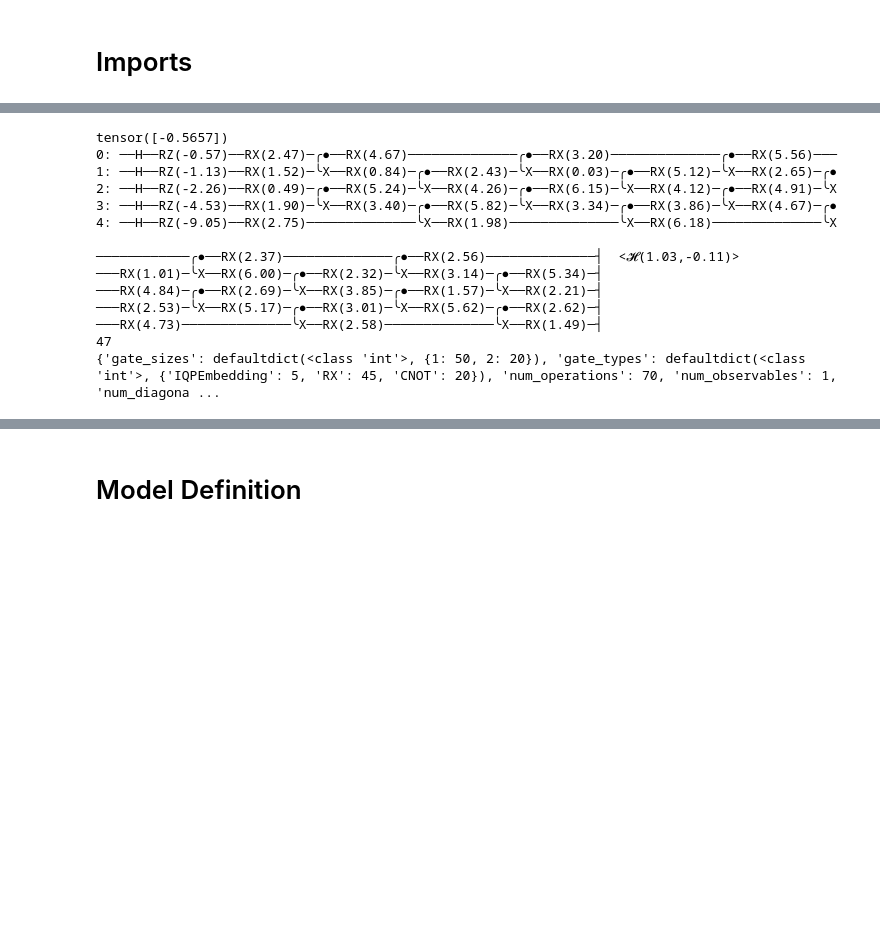
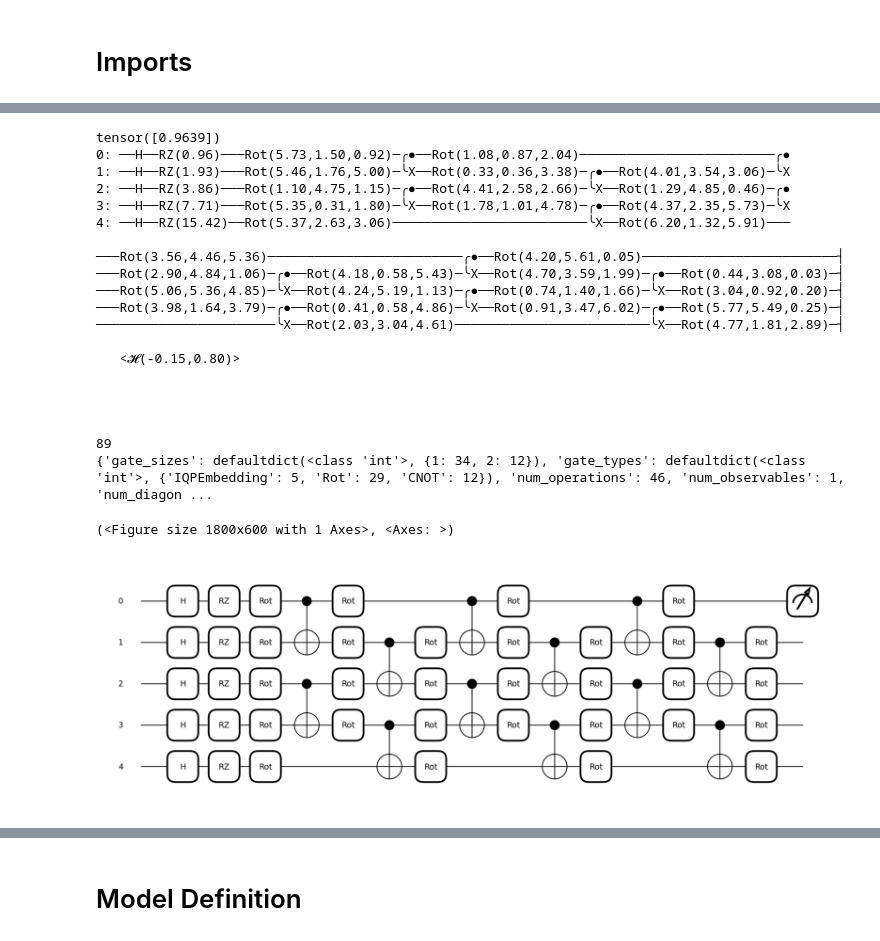
Before and after one commit to MazenAli/QuLearn, a Jupyter notebook: scratch/scratch.ipynb, the cells around one changed output, grey strips where cells are left out. Drawn from its saved outputs; the diff is of its cells as text; code cells hidden in the pictures; blank space fills up the shorter version.

```diff
--- a/scratch/scratch.ipynb
+++ b/scratch/scratch.ipynb
@@ -851,11 +958,14 @@ embed = ParallelIQPEncoding(wires, num_features=num_features, omega=1.0, n_repea
 #embedvar = IQPEAltRotCXLayer(wires=wires, num_uploads=1, num_varlayers=1, num_repeat=3, omega=1.0)
 #embed = IQPEmbeddingLayer(wires=wires, n_repeat=1)
 hads = HadamardLayer(wires=wires)
-#var = AltRotCXLayer(wires=wires, n_layers=5)
-var = AltRXCXLayer(wires=wires, n_layers=10)
+var = AltRotCXLayer(wires=wires, n_layers=3)
+#var = AltRXCXLayer(wires=wires, n_layers=10)
 #embed = IQPERYCZLayer(wires=wires, num_uploads=1, num_varlayers=0, num_repeat=2, omega=1.0)
 #embed = ParallelIQPEncoding(wires, num_features=1, omega=1.0, n_repeat=2)
-obs = [qml.Identity(0), qml.PauliX(0)]
+#obs = [qml.Identity(0), qml.PauliX(0), qml.PauliX(1), qml.PauliX(2), qml.PauliX(3),
+#       qml.PauliX(4), qml.PauliX(0) @ qml.PauliX(1) @ qml.PauliX(2) @ qml.PauliX(3) @ qml.PauliX(4)]
+obs = [qml.Identity(0), qml.PauliZ(0)]
+#obs = [qml.Identity(0), qml.PauliX(0)]
 num_samples = 100
 #X_train = torch.randn((num_samples, num_features))
 labels = torch.randn((num_samples, 1))
@@ -891,20 +1001,32 @@ print(drawer(x1))
 print(sum(p.numel() for p in model.parameters() if p.requires_grad))
 print(qml.specs(model.qnode)(x1))
 # %% [output]
-tensor([-0.5657])
-0: ──H──RZ(-0.57)──RX(2.47)─╭●──RX(4.67)──────────────╭●──RX(3.20)──────────────╭●──RX(5.56)───
-1: ──H──RZ(-1.13)──RX(1.52)─╰X──RX(0.84)─╭●──RX(2.43)─╰X──RX(0.03)─╭●──RX(5.12)─╰X──RX(2.65)─╭●
-2: ──H──RZ(-2.26)──RX(0.49)─╭●──RX(5.24)─╰X──RX(4.26)─╭●──RX(6.15)─╰X──RX(4.12)─╭●──RX(4.91)─╰X
-3: ──H──RZ(-4.53)──RX(1.90)─╰X──RX(3.40)─╭●──RX(5.82)─╰X──RX(3.34)─╭●──RX(3.86)─╰X──RX(4.67)─╭●
-4: ──H──RZ(-9.05)──RX(2.75)──────────────╰X──RX(1.98)──────────────╰X──RX(6.18)──────────────╰X
+tensor([0.9639])
+0: ──H──RZ(0.96)───Rot(5.73,1.50,0.92)─╭●──Rot(1.08,0.87,2.04)─────────────────────────╭●
+1: ──H──RZ(1.93)───Rot(5.46,1.76,5.00)─╰X──Rot(0.33,0.36,3.38)─╭●──Rot(4.01,3.54,3.06)─╰X
+2: ──H──RZ(3.86)───Rot(1.10,4.75,1.15)─╭●──Rot(4.41,2.58,2.66)─╰X──Rot(1.29,4.85,0.46)─╭●
+3: ──H──RZ(7.71)───Rot(5.35,0.31,1.80)─╰X──Rot(1.78,1.01,4.78)─╭●──Rot(4.37,2.35,5.73)─╰X
+4: ──H──RZ(15.42)──Rot(5.37,2.63,3.06)─────────────────────────╰X──Rot(6.20,1.32,5.91)───
 
-────────────╭●──RX(2.37)──────────────╭●──RX(2.56)──────────────┤  <𝓗(1.03,-0.11)>
-───RX(1.01)─╰X──RX(6.00)─╭●──RX(2.32)─╰X──RX(3.14)─╭●──RX(5.34)─┤
-───RX(4.84)─╭●──RX(2.69)─╰X──RX(3.85)─╭●──RX(1.57)─╰X──RX(2.21)─┤
-───RX(2.53)─╰X──RX(5.17)─╭●──RX(3.01)─╰X──RX(5.62)─╭●──RX(2.62)─┤
-───RX(4.73)──────────────╰X──RX(2.58)──────────────╰X──RX(1.49)─┤
-47
-{'gate_sizes': defaultdict(<class 'int'>, {1: 50, 2: 20}), 'gate_types': defaultdict(<class 'int'>, {'IQPEmbedding': 5, 'RX': 45, 'CNOT': 20}), 'num_operations': 70, 'num_observables': 1, 'num_diagona ...
+───Rot(3.56,4.46,5.36)─────────────────────────╭●──Rot(4.20,5.61,0.05)─────────────────────────┤
+───Rot(2.90,4.84,1.06)─╭●──Rot(4.18,0.58,5.43)─╰X──Rot(4.70,3.59,1.99)─╭●──Rot(0.44,3.08,0.03)─┤
+───Rot(5.06,5.36,4.85)─╰X──Rot(4.24,5.19,1.13)─╭●──Rot(0.74,1.40,1.66)─╰X──Rot(3.04,0.92,0.20)─┤
+───Rot(3.98,1.64,3.79)─╭●──Rot(0.41,0.58,4.86)─╰X──Rot(0.91,3.47,6.02)─╭●──Rot(5.77,5.49,0.25)─┤
+───────────────────────╰X──Rot(2.03,3.04,4.61)─────────────────────────╰X──Rot(4.77,1.81,2.89)─┤
+
+   <𝓗(-0.15,0.80)>
+
+
+
+
+89
+{'gate_sizes': defaultdict(<class 'int'>, {1: 34, 2: 12}), 'gate_types': defaultdict(<class 'int'>, {'IQPEmbedding': 5, 'Rot': 29, 'CNOT': 12}), 'num_operations': 46, 'num_observables': 1, 'num_diagon ...
+# %%
+drawer = qml.draw_mpl(model.qnode, show_all_wires=True, expansion_strategy="device")
+print(drawer(x1))
+# %% [output]
+(<Figure size 1800x600 with 1 Axes>, <Axes: >)
+[figure, added]
 # %%
 from torch import nn
 class ExtendedModel(nn.Module):
```
Also changed, not shown: parts of 10 cells of this notebook, 3 other files.
